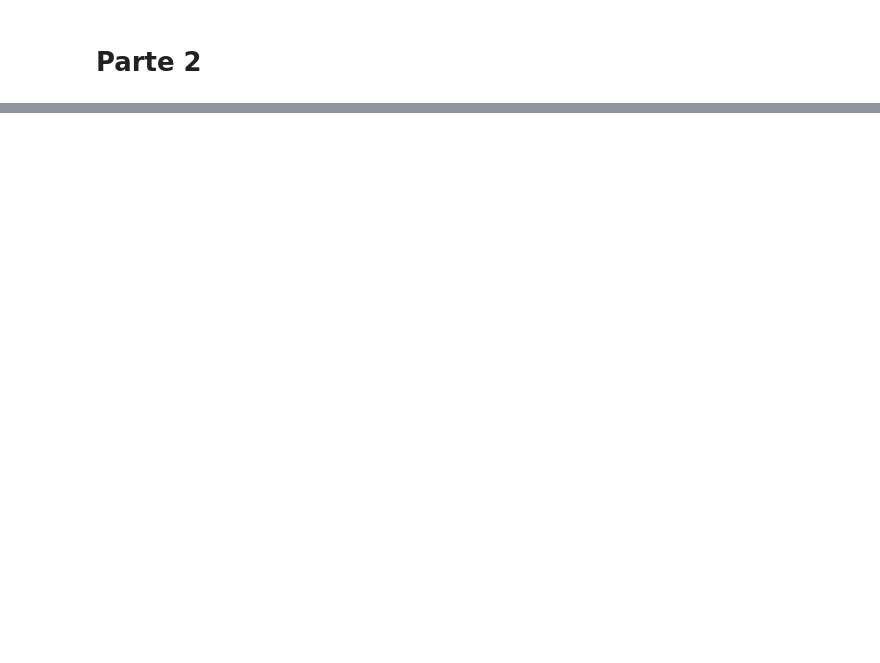
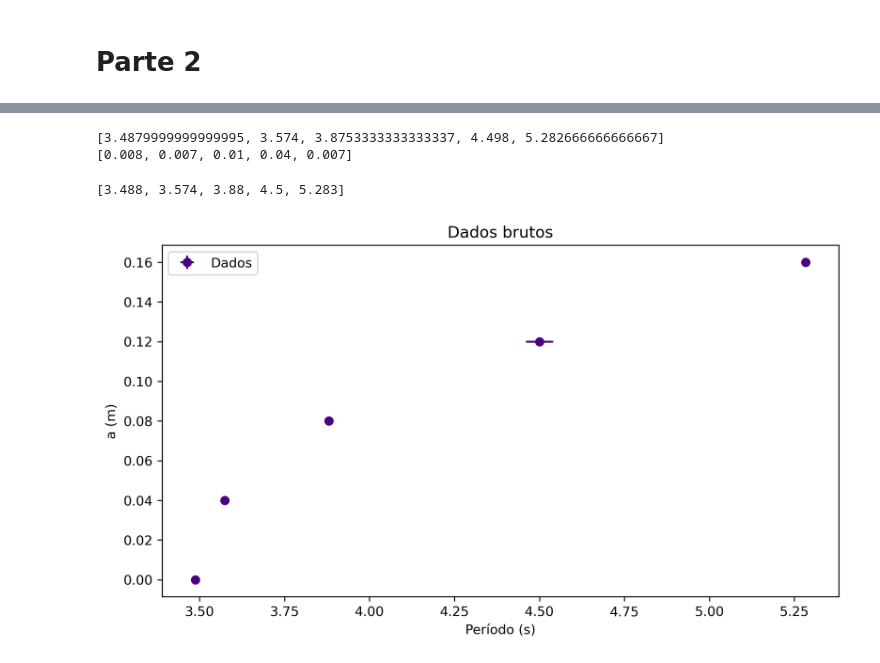
Before and after one commit to viniciusrocca/College_Codes, a Jupyter notebook: Lab_InertiaMoment.ipynb, the cells around one changed output, grey strips where cells are left out. Cells and saved outputs as stored; diff of their text form; code cells hidden in the pictures; blank space fills up the shorter version.

```diff
--- a/Lab_InertiaMoment.ipynb
+++ b/Lab_InertiaMoment.ipynb
@@ -284,0 +300,6 @@ $$D = (4.430 \pm 0.002 ) \ (10^{-2} Nm)$$
+# %%
+# Incertezas:
+inc_massa = 0.01 #g
+#inc_a = 0.05 #cm
+inc_a = 0.05/100 #m
+inc_cronometro = 0.01/2 #s
@@ -284,0 +316,40 @@ $$D = (4.430 \pm 0.002 ) \ (10^{-2} Nm)$$
+# %%
+t_mean2 = []
+inc_t_mean2 = []
+for j in t_aux2:
+    #Calculando o período médio
+    t_mean2.append(np.mean(j)/3)
+
+    #Calculando a incerteza via desvio padrão
+    inc_t2 = (np.std(j)/(np.sqrt(len(j)-1)))/3
+    #Calculando a incerteza considerando também a incerteza do cronômetro:
+    inc_t2 = np.sqrt(np.power(inc_t2,2) + np.power(inc_cronometro,2))
+    #Arredondando a incerteza
+    inc_t2 = float('{:g}'.format(float('{:.1g}'.format(inc_t2))))
+    inc_t_mean2.append(inc_t2)
+
+print(t_mean2)
+print(inc_t_mean2)
+# %% [output]
+[3.4879999999999995, 3.574, 3.8753333333333337, 4.498, 5.282666666666667]
+[0.008, 0.007, 0.01, 0.04, 0.007]
+# %%
+#Arredondando o período segundo a incerteza:
+for i,k in enumerate(inc_t_mean2):
+    casas = str(k)[::-1].find('.')
+    t_mean2[i] = np.round(t_mean2[i],casas)
+
+print(t_mean2)
+# %% [output]
+[3.488, 3.574, 3.88, 4.5, 5.283]
+# %%
+plt.figure(figsize = [9.2,4.9], dpi = 300)
+plt.errorbar(t_mean2,a,np.full(len(a),inc_a),inc_t_mean2, 'o', color = 'indigo', label = 'Dados')
+plt.ylabel('a (m)')
+plt.xlabel(r'Período (s)')
+plt.title('Dados brutos')
+plt.legend()
+#plt.savefig('TxDL_brutos.pdf', dpi =300)
+plt.show()
+# %% [output]
+[figure, added]
```
Also changed, not shown: parts of 38 cells of this notebook.
